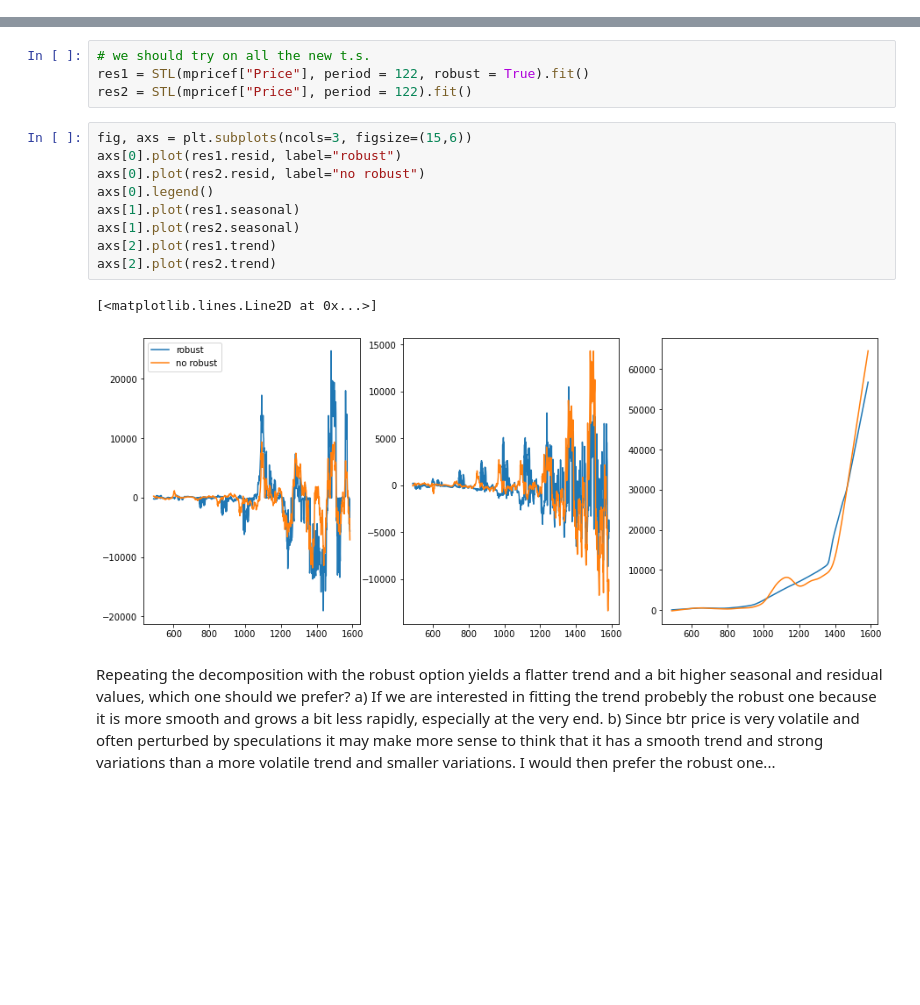
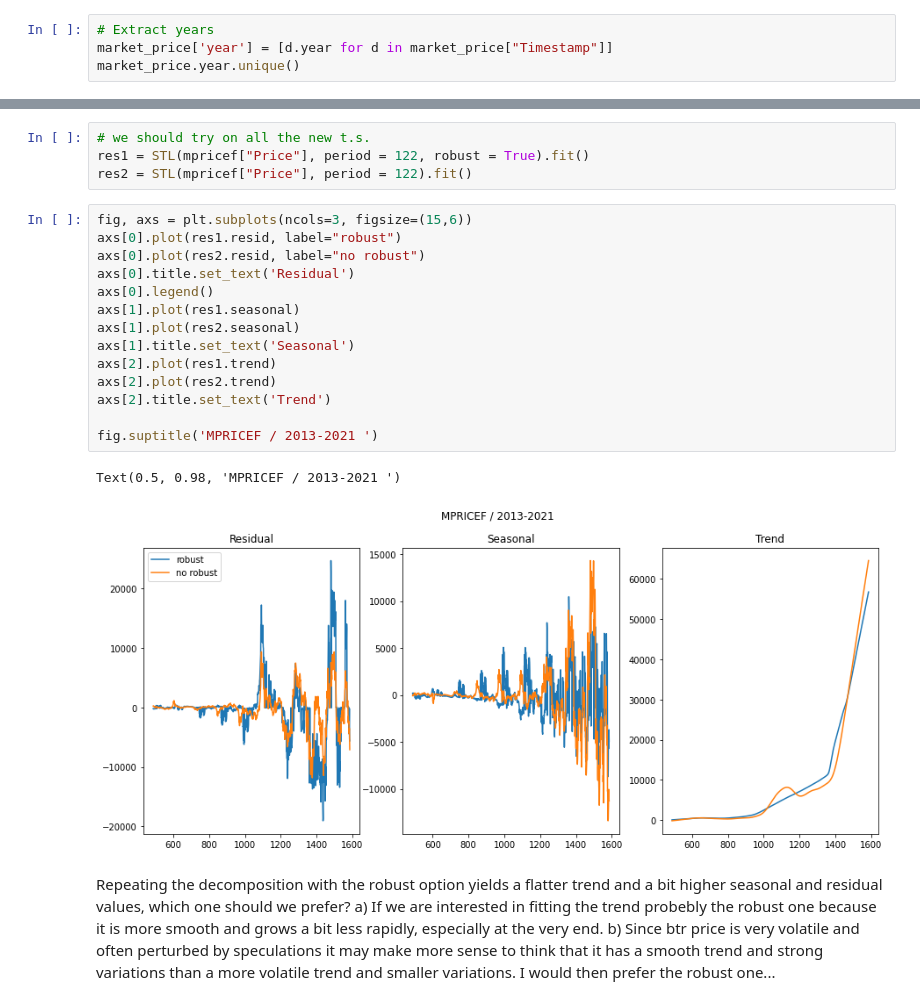
Before and after one commit to CasellaJr/Forecasting-Blockchain-indicators-for-analyzing-BTC-future-price, a Jupyter notebook: Market Price.ipynb, the cells around one changed output, grey strips where cells are left out. Drawn from its saved outputs; the diff is of its cells as text; blank space fills up the shorter version.

```diff
--- a/Market Price.ipynb
+++ b/Market Price.ipynb
@@ -59,3 +59,7 @@ Are there null values?
 Timestamp    0
 Price        0
 dtype: int64
+# %%
+# Extract years
+market_price['year'] = [d.year for d in market_price["Timestamp"]]
+market_price.year.unique()
@@ -210,15 +238,20 @@ res2 = STL(mpricef["Price"], period = 122).fit()
 # %%
 fig, axs = plt.subplots(ncols=3, figsize=(15,6))
 axs[0].plot(res1.resid, label="robust")
 axs[0].plot(res2.resid, label="no robust")
+axs[0].title.set_text('Residual')
 axs[0].legend()
 axs[1].plot(res1.seasonal)
 axs[1].plot(res2.seasonal)
+axs[1].title.set_text('Seasonal')
 axs[2].plot(res1.trend)
 axs[2].plot(res2.trend)
+axs[2].title.set_text('Trend')
+
+fig.suptitle('MPRICEF / 2013-2021 ')
 # %% [output]
-[<matplotlib.lines.Line2D at 0x...>]
+Text(0.5, 0.98, 'MPRICEF / 2013-2021 ')
-[figure, old version]
+[figure, new version]
 # %% [markdown]
 Repeating the decomposition with the robust option yields a flatter trend and a bit higher seasonal and residual values, which one should we prefer?
 a) If we are interested in fitting the trend probebly the robust one because it is more smooth and grows a bit less rapidly, especially at the very end.
```
Also changed, not shown: parts of 15 cells of this notebook.
